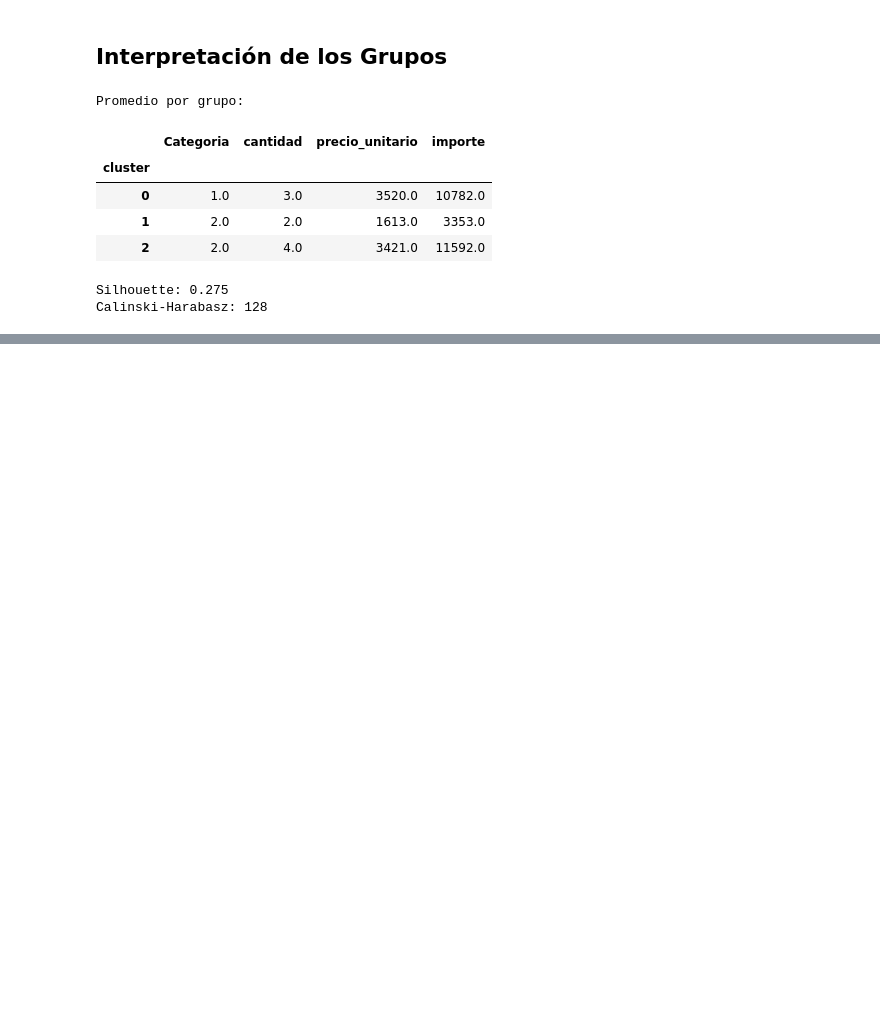
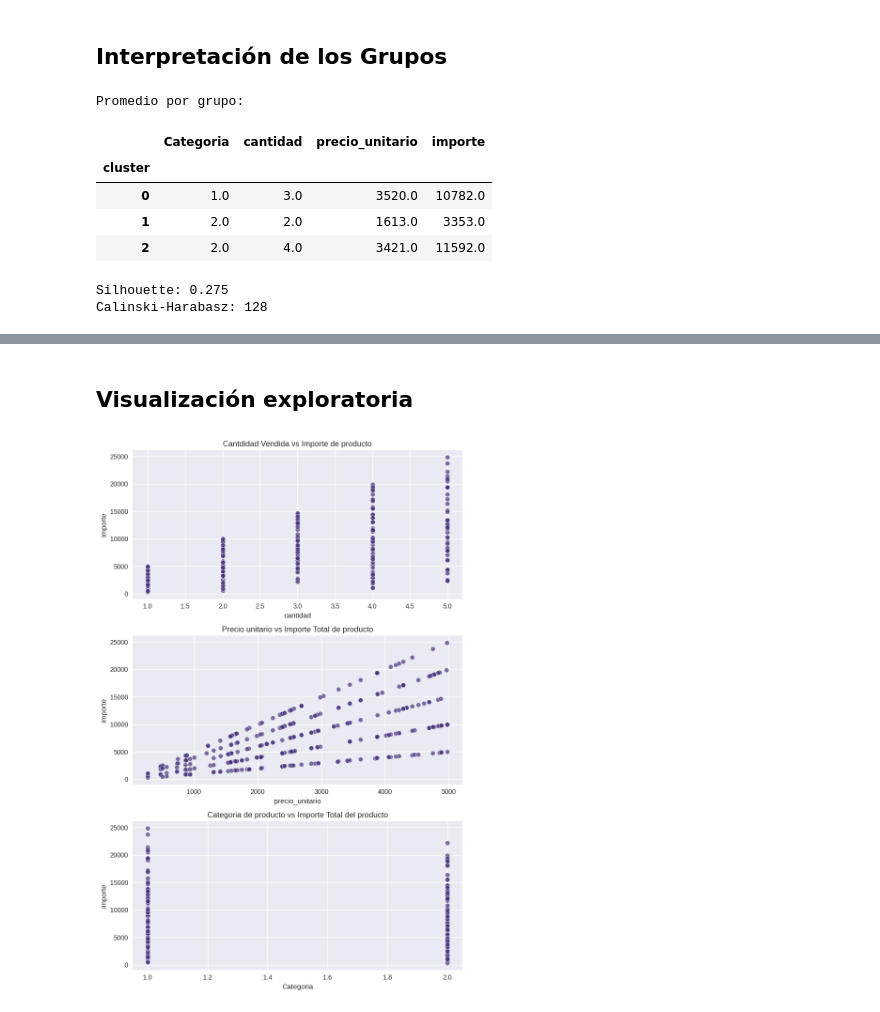
Before and after one commit to jalonzoh/IA_Entregable3, a Jupyter notebook: IA_Entregable3.ipynb, the cells around one changed output, grey strips where cells are left out. Cells and saved outputs as stored; diff of their text form; code cells hidden in the pictures; blank space fills up the shorter version.

```diff
--- a/IA_Entregable3.ipynb
+++ b/IA_Entregable3.ipynb
@@ -422,0 +433,28 @@ Calinski-Harabasz: 128
+# %%
+from sklearn.model_selection import train_test_split
+from sklearn.linear_model import LinearRegression
+from sklearn.metrics import mean_absolute_error, mean_squared_error, r2_score
+from sklearn.preprocessing import StandardScaler
+import warnings
+warnings.filterwarnings('ignore')
+
+plt.style.use('seaborn-v0_8')
+sns.set_palette("viridis")
+# %% [markdown]
+## Visualización exploratoria ##
+# %%
+fig, axes = plt.subplots(3, 1, figsize=(8, 12))
+
+sns.scatterplot(data=bdAurelion1, x='cantidad', y='importe', ax=axes[0], alpha=0.7)
+axes[0].set_title("Cantdidad Vendida vs Importe de producto")
+
+sns.scatterplot(data=bdAurelion1, x='precio_unitario', y='importe', ax=axes[1], alpha=0.7)
+axes[1].set_title("Precio unitario vs Importe Total de producto")
+
+sns.scatterplot(data=bdAurelion1, x='Categoria', y='importe', ax=axes[2], alpha=0.7)
+axes[2].set_title("Categoria de producto vs Importe Total del producto")
+
+plt.tight_layout()
+plt.show()
+# %% [output]
+[figure, added]
```
Also changed, not shown: parts of 18 cells of this notebook.
